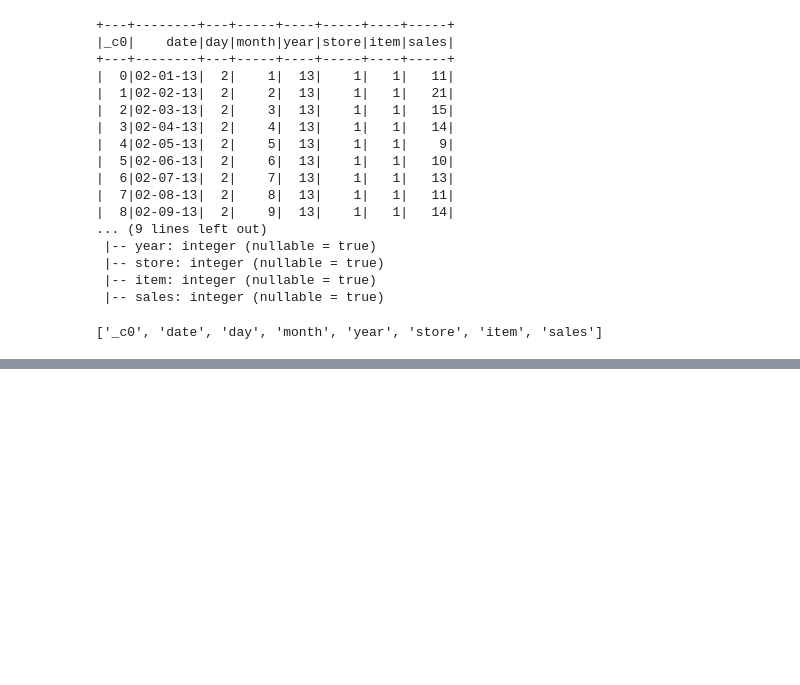
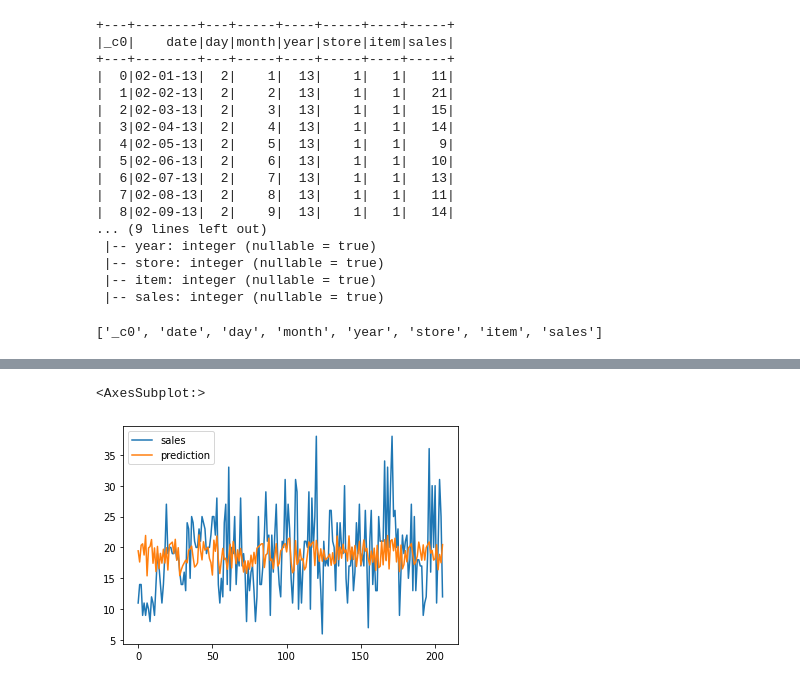
Before and after one commit to Mehedi-Bin-Hafiz/Introduction-and-Indepth-Intuition-of-Spark, a Jupyter notebook: sparkintro/intro_pyspark_MLlib.ipynb, the cells around one changed output, grey strips where cells are left out. Saved outputs shown, nothing was run; the diff lists cells and outputs as text; code cells hidden in the pictures; blank space fills up the shorter version.

```diff
--- a/sparkintro/intro_pyspark_MLlib.ipynb
+++ b/sparkintro/intro_pyspark_MLlib.ipynb
@@ -98,3 +73,11 @@ only showing top 10 rows
+# %%
+# from pyspark.ml.feature import MinMaxScaler
+# scaler = MinMaxScaler(inputCol='Independent Features',outputCol='Scaled Independent')
+# scaler_output = scaler.fit(output)
+# scaler_output = scaler_output.transform(output)
+# scaler_output.select('Scaled Independent').show(10,truncate=False)
+# scaler_output.count()
+scaler_output = output
 # %%
 final_df = scaler_output.select('Scaled Independent','sales')
 final_df.show()
@@ -121,6 +104,6 @@ only showing top 20 rows
 # %%
 from pyspark.ml.regression import LinearRegression
-train_data,test_data = final_df.randomSplit([0.75,0.25])
+train_data,test_data = final_df.randomSplit([0.80,0.20])
 reg = LinearRegression(featuresCol='Scaled Independent',labelCol='sales')
 reg = reg.fit(train_data)
 # %%
@@ -135,7 +118,8 @@ reg.intercept
 ## prediction
 pred = reg.evaluate(test_data)
 # %%
-pred.predictions.show()
+pred_df = pred.predictions
+pred_df.show()
 # %% [output]
 +--------------------+-----+------------------+
 |  Scaled Independent|sales|        prediction|
@@ -162,0 +147,4 @@ pred.r2, pred.meanAbsoluteError,pred.meanSquaredError
+# %%
+## Graph generation
+panda_df = pred_df.select('sales','prediction').toPandas()
+panda_df
@@ -162,0 +165,5 @@ pred.r2, pred.meanAbsoluteError,pred.meanSquaredError
+# %%
+panda_df.plot()
+# %% [output]
+<AxesSubplot:>
+[figure, added]
```
Also changed, not shown: parts of 23 cells of this notebook.
